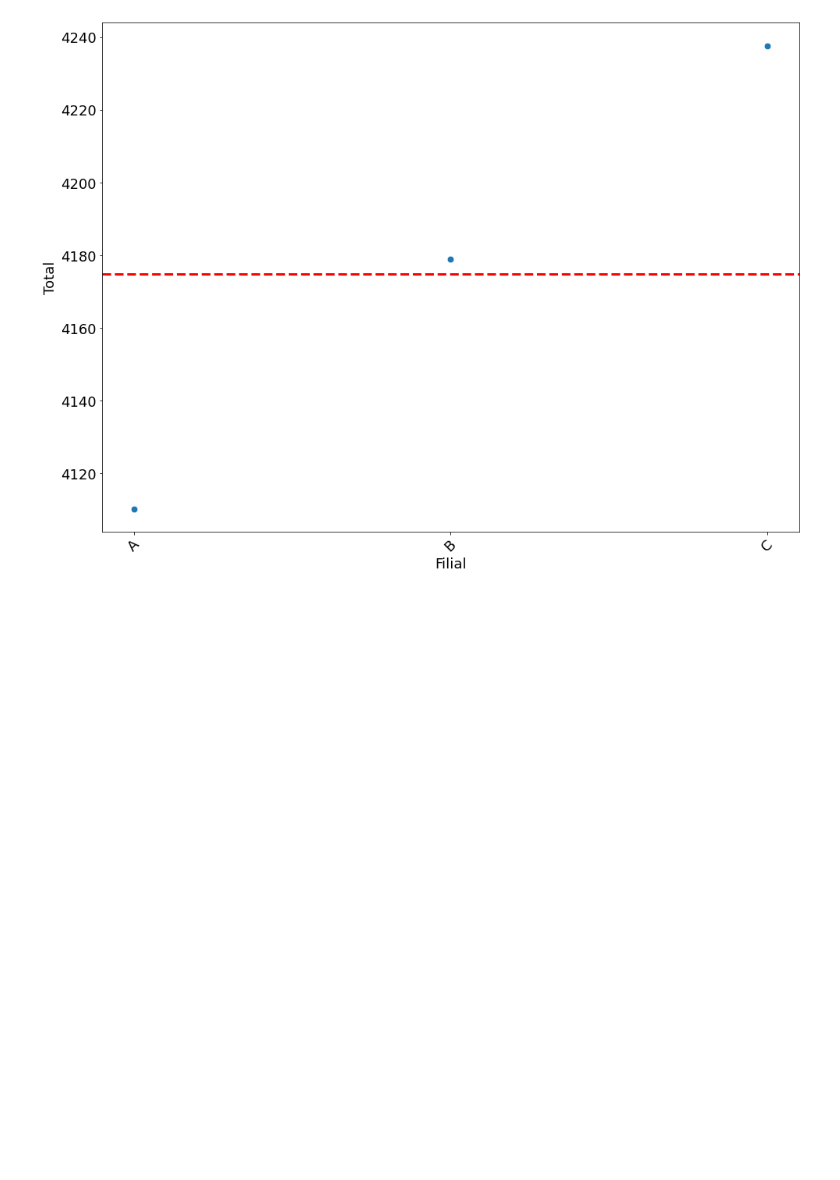
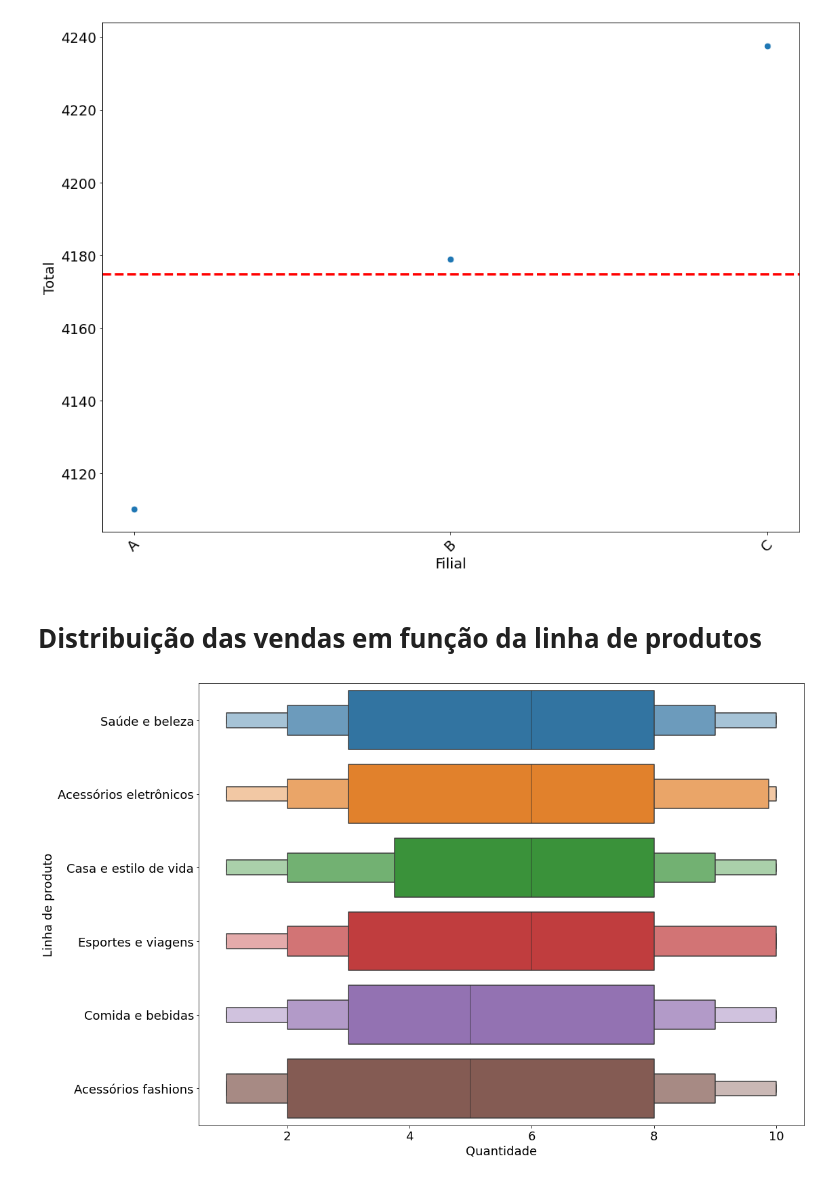
Before and after one commit to AlbertoZamarchi/Mineracao-Dados, a Jupyter notebook: Primeira_Analise_Dados.ipynb, the cells around one changed output. Saved outputs shown, nothing was run; the diff lists cells and outputs as text; code cells hidden in the pictures; blank space fills up the shorter version.

```diff
--- a/Primeira_Analise_Dados.ipynb
+++ b/Primeira_Analise_Dados.ipynb
@@ -345,3 +345,10 @@ plt.xticks(rotation = 45)
 # %% [output]
 ([0, 1, 2], [Text(0, 0, ''), Text(0, 0, ''), Text(0, 0, '')])
 [figure]
+# %% [markdown]
+# Distribuição das vendas em função da linha de produtos
+# %%
+fig, ax = plt.subplots(figsize=(16,12))
+ax = sns.boxenplot(y='Linha de produto', x = 'Quantidade', data=df)
+# %% [output]
+[figure, added]
```
Also changed, not shown: parts of 4 cells of this notebook.
